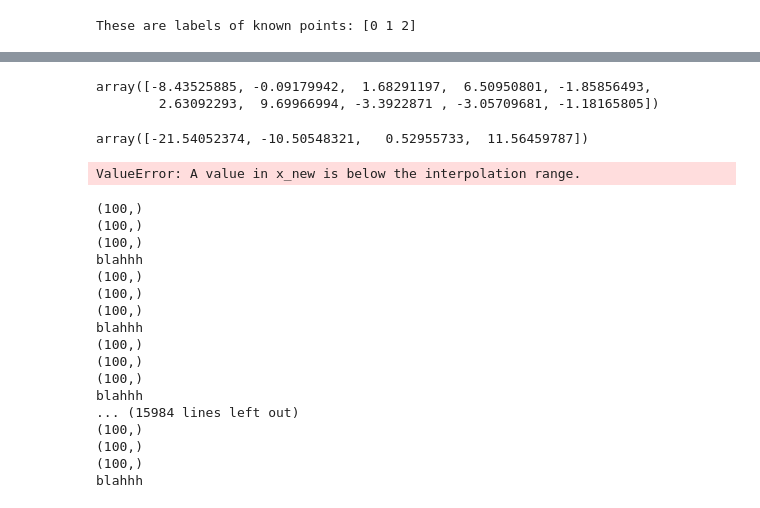
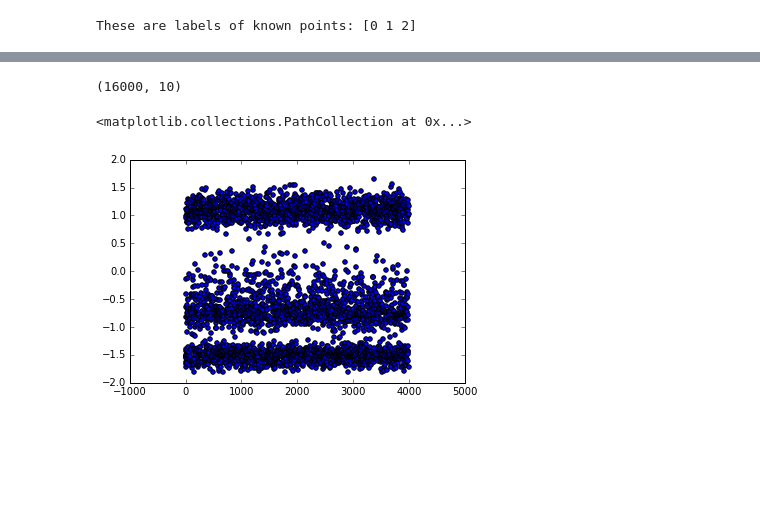
Before and after one commit to quinngroup/fergus-ssl, a Jupyter notebook: Untitled.ipynb, the cells around one changed output, grey strips where cells are left out. Saved outputs shown, nothing was run; the diff lists cells and outputs as text; code cells hidden in the pictures; blank space fills up the shorter version.

Commit message:
fixed predict

```diff
--- a/Untitled.ipynb
+++ b/Untitled.ipynb
@@ -243,37 +243,36 @@ plt.scatter(trainX[:,0], trainX[:,1], c=labels_, cmap = (('ocean')))
-# %%
-testX[0,:]
-# %% [output]
-array([-8.43525885, -0.09179942,  1.68291197,  6.50950801, -1.85856493,
-        2.63092293,  9.69966994, -3.3922871 , -3.05709681, -1.18165805])
-# %%
-b_edgeMeans[:,0]
-# %% [output]
-array([-21.54052374, -10.50548321,   0.52955733,  11.56459787])
-# %%
-transformedpoint = get_transformed_data(testX[0,:],b_EdgeMeans,i)
-interpolators[0](testX[0,:])
-# %% [output]
-ValueError: A value in x_new is below the interpolation range.
-# %%
-for point in testX:
-    for i in interpolators:
-        print i(point).shape
-    print "blahhh"
-# %% [output]
-(100,)
-(100,)
-(100,)
-blahhh
-(100,)
-(100,)
-(100,)
-blahhh
-(100,)
-(100,)
-(100,)
-blahhh
-... (15984 lines left out)
-(100,)
-(100,)
-(100,)
-blahhh
+# %%
+trainX.shape
+# %% [output]
+(16000, 10)
+# %%
+tx = PCA.fit_transform(testX)
+# %%
+#transformed = np.zeros(k)
+approxVec = np.zeros((tx.shape[0],k))
+for p in range(tx.shape[0]):
+    for d in range(0,k):
+        val = tx[p,d]
+        if val < newEdgeMeans[:,d].min():
+            val = newEdgeMeans[:,d].min() + 0.01
+        if val > newEdgeMeans[:,d].max():
+            val = newEdgeMeans[:,d].max() - 0.01
+        #transformed[d] = val
+        approxVec[p,d] = interpolators[d](val)
+# %%
+tf = np.dot(approxVec,alpha)
+tf = tf.reshape((tf.shape[0],-1))
+# Set up a GMM to assign the hard labels from the eigenfunctions.
+g.fit(tf)
+#secondEig = self.U_[:,1].reshape((self.U_.shape[0],-1))
+#g.fit(secondEig)
+tlabels_ = g.predict(tf)
+means = np.argsort(g.means_.flatten())
+for i in range(0, np.size(tlabels_)):
+    tlabels_[i] = np.where(means == tlabels_[i])[0][0]
+
+#===========================================================================
+
+plt.scatter(range(len(tf)), tf)
+# %% [output]
+<matplotlib.collections.PathCollection at 0x...>
+[figure, added]
```
Also changed, not shown: parts of 8 cells of this notebook, 25 other files.
